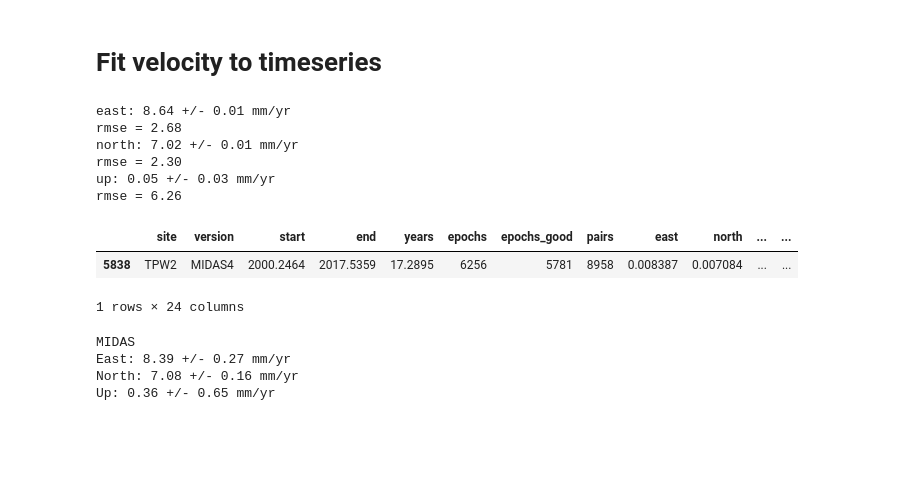
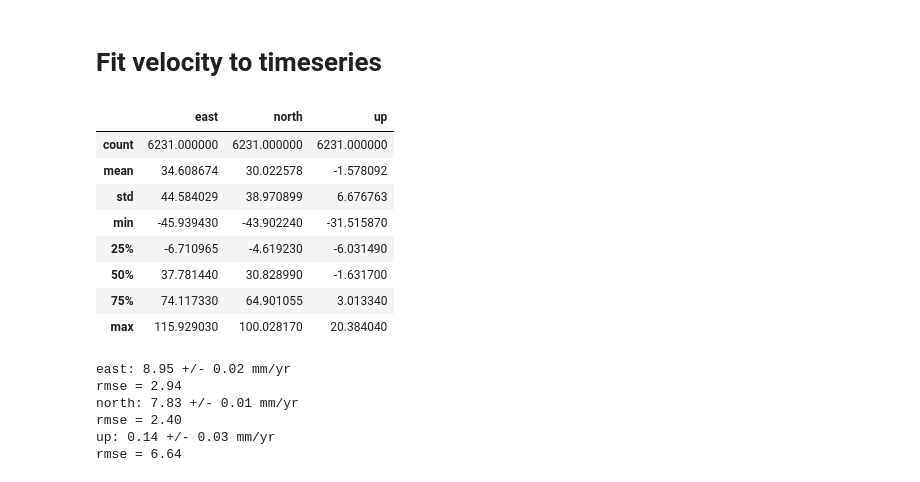
Before and after one commit to scottyhq/gpstools, a Jupyter notebook: Demo_PANGA.ipynb, the cells around one changed output. Drawn from its saved outputs; the diff is of its cells as text; code cells hidden in the pictures; blank space fills up the shorter version.

```diff
--- a/Demo_PANGA.ipynb
+++ b/Demo_PANGA.ipynb
@@ -300,5 +269,18 @@ RMSE =  0.00165822122429
 # %% [markdown]
 # Fit velocity to timeseries
+# %%
+# Basic statistics for each component
+df[ ['east', 'north', 'up'] ].describe()
+# %% [output]
+|  | east | north | up |
+| count | 6231.000000 | 6231.000000 | 6231.000000 |
+| mean | 34.608674 | 30.022578 | -1.578092 |
+| std | 44.584029 | 38.970899 | 6.676763 |
+| min | -45.939430 | -43.902240 | -31.515870 |
+| 25% | -6.710965 | -4.619230 | -6.031490 |
+| 50% | 37.781440 | 30.828990 | -1.631700 |
+| 75% | 74.117330 | 64.901055 | 3.013340 |
+| max | 115.929030 | 100.028170 | 20.384040 |
 # %%
 dfF = gps.analysis.fit_linear(df)
 # %%
@@ -310,14 +292,14 @@ for comp in ['east','north','up']:
     p = np.poly1d(z)
     #print(p)
     stderr = 2*np.sqrt(np.diag(cov))
-    print('{}: {:.2f} +/- {:.2f} mm/yr'.format(comp, z[0]*1e3, stderr[0]*1e3))
-    residuals = (p(x) - y)*1e3
+    print('{}: {:.2f} +/- {:.2f} mm/yr'.format(comp, z[0], stderr[0]))
+    residuals = (p(x) - y)
     rmse = np.sqrt((np.sum(residuals**2) / residuals.size))
     print('rmse = {:.2f}'.format(rmse))
 # %% [output]
-east: 8.64 +/- 0.01 mm/yr
-rmse = 2.68
-north: 7.02 +/- 0.01 mm/yr
-rmse = 2.30
-up: 0.05 +/- 0.03 mm/yr
-rmse = 6.26
+east: 8.95 +/- 0.02 mm/yr
+rmse = 2.94
+north: 7.83 +/- 0.01 mm/yr
+rmse = 2.40
+up: 0.14 +/- 0.03 mm/yr
+rmse = 6.64
@@ -327,17 +306 @@ dfm = gps.ungl.load_midas(station, refframe)
-# %%
-dfm
-# %% [output]
-|  | site | version | start | end | years | epochs | epochs_good | pairs | east | north | ... | ... |
-| 5838 | TPW2 | MIDAS4 | 2000.2464 | 2017.5359 | 17.2895 | 6256 | 5781 | 8958 | 0.008387 | 0.007084 | ... | ... |
-1 rows × 24 columns
-# %%
-print('MIDAS')
-print('east: {:.2f} +/- {:.2f} mm/yr'.format(dfm.east.values[0]*1e3, dfm.err_e.values[0]*1e3))
-print('north: {:.2f} +/- {:.2f} mm/yr'.format(dfm.north.values[0]*1e3, dfm.err_n.values[0]*1e3))
-print('up: {:.2f} +/- {:.2f} mm/yr'.format(dfm.up.values[0]*1e3, dfm.err_u.values[0]*1e3))
-# %% [output]
-MIDAS
-East: 8.39 +/- 0.27 mm/yr
-North: 7.08 +/- 0.16 mm/yr
-Up: 0.36 +/- 0.65 mm/yr
 # %%
```
Also changed, not shown: parts of 21 cells of this notebook, 3 other files.
